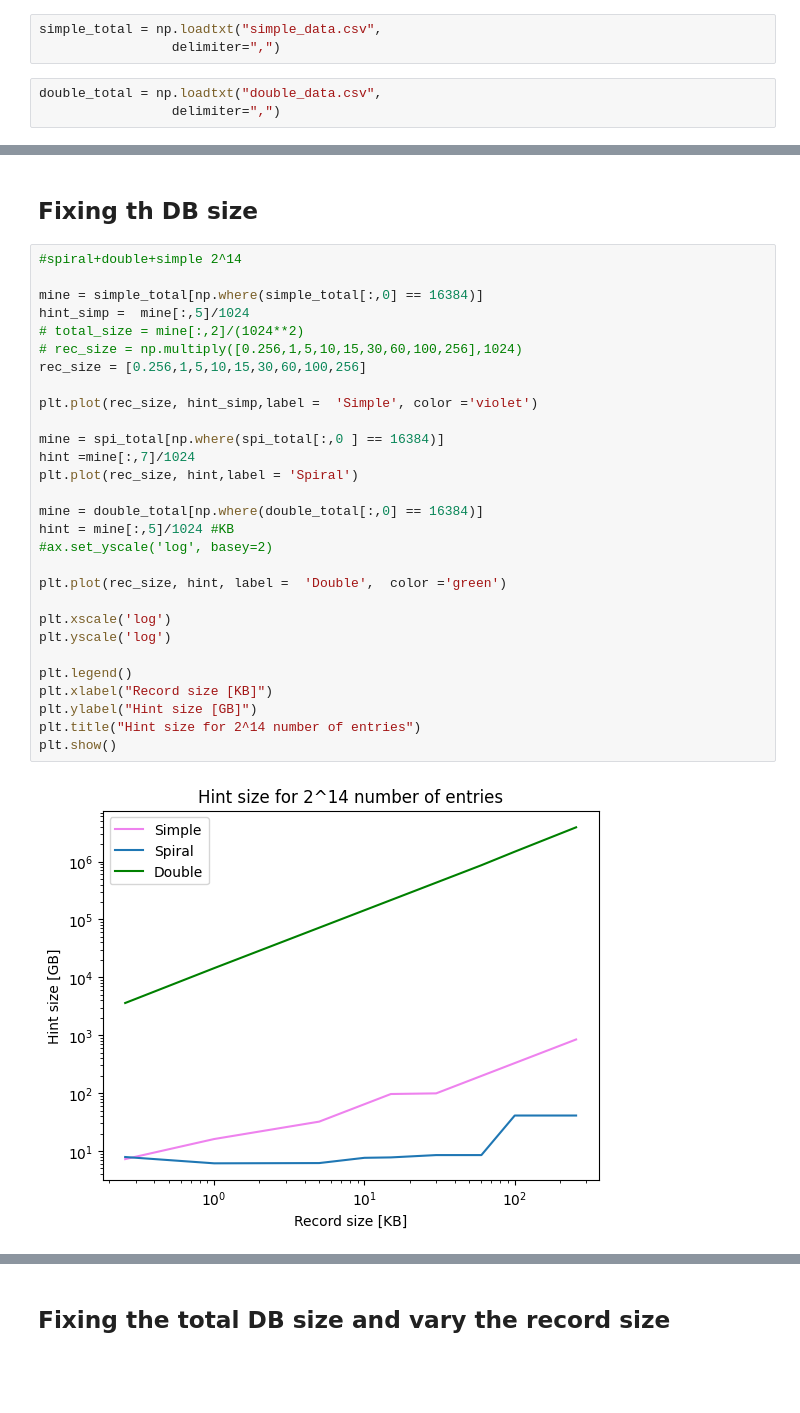
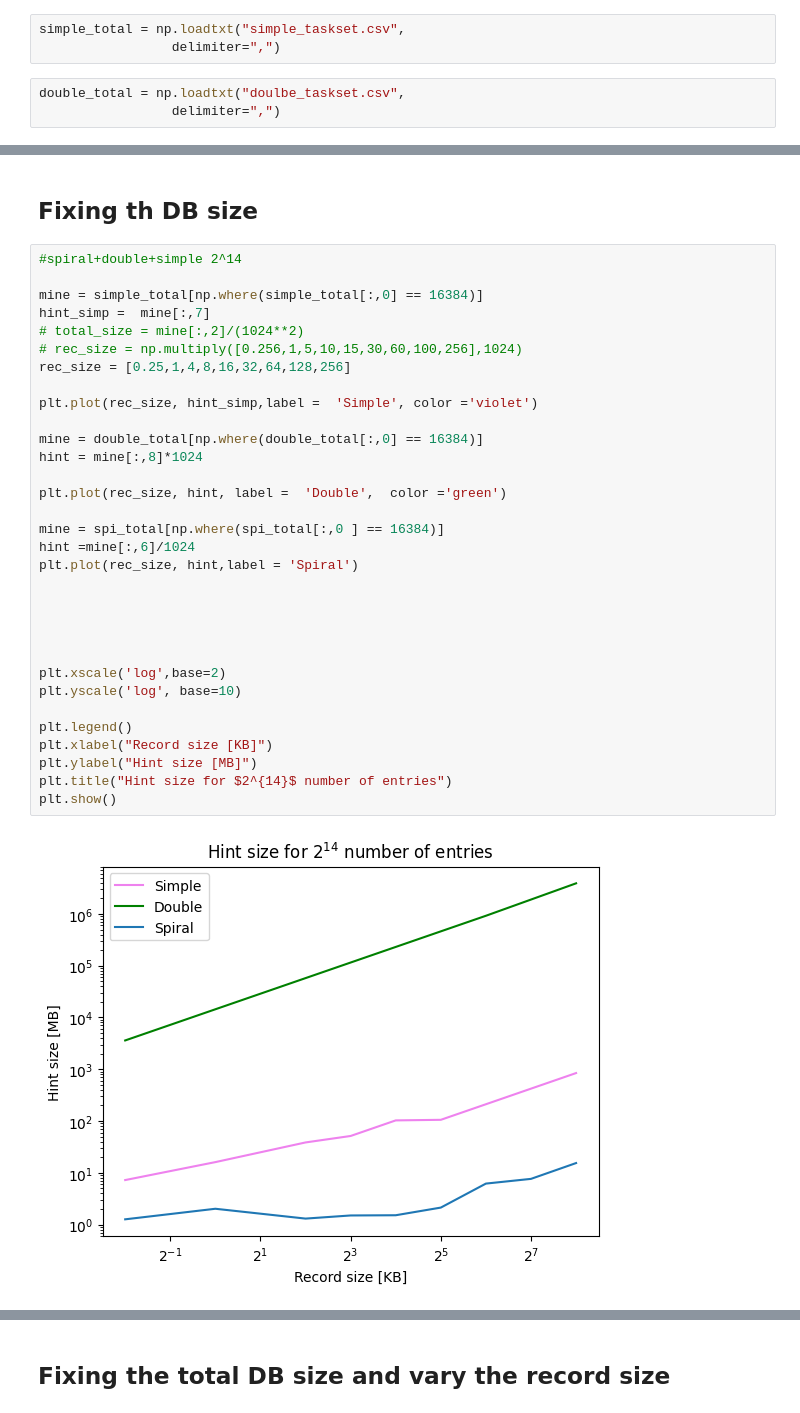
Before and after one commit to sophiartl/PIR_project, a Jupyter notebook: plots/hint.ipynb, the cells around one changed output, grey strips where cells are left out. Drawn from its saved outputs; the diff is of its cells as text; blank space fills up the shorter version.

```diff
--- a/plots/hint.ipynb
+++ b/plots/hint.ipynb
@@ -8,8 +8,8 @@ np.set_printoptions(formatter={'all':lambda x: str(x)})
 spi_total = np.loadtxt("spiral_xp_plt.csv",
                  delimiter=",")
 # %%
-simple_total = np.loadtxt("simple_data.csv",
+simple_total = np.loadtxt("simple_taskset.csv",
                  delimiter=",")
 # %%
-double_total = np.loadtxt("double_data.csv",
+double_total = np.loadtxt("doulbe_taskset.csv",
                  delimiter=",")
@@ -145,32 +88,35 @@ plt.show()
 # %%
 #spiral+double+simple 2^14
 
 mine = simple_total[np.where(simple_total[:,0] == 16384)]
-hint_simp =  mine[:,5]/1024
+hint_simp =  mine[:,7]
 # total_size = mine[:,2]/(1024**2)
 # rec_size = np.multiply([0.256,1,5,10,15,30,60,100,256],1024)
-rec_size = [0.256,1,5,10,15,30,60,100,256]
+rec_size = [0.25,1,4,8,16,32,64,128,256]
 
 plt.plot(rec_size, hint_simp,label =  'Simple', color ='violet')
 
-mine = spi_total[np.where(spi_total[:,0 ] == 16384)]
-hint =mine[:,7]/1024
-plt.plot(rec_size, hint,label = 'Spiral')
-
 mine = double_total[np.where(double_total[:,0] == 16384)]
-hint = mine[:,5]/1024 #KB
-#ax.set_yscale('log', basey=2)
+hint = mine[:,8]*1024
 
 plt.plot(rec_size, hint, label =  'Double',  color ='green')
 
-plt.xscale('log')
-plt.yscale('log')
+mine = spi_total[np.where(spi_total[:,0 ] == 16384)]
+hint =mine[:,6]/1024
+plt.plot(rec_size, hint,label = 'Spiral')
+
+
+
+
+
+plt.xscale('log',base=2)
+plt.yscale('log', base=10)
 
 plt.legend()
 plt.xlabel("Record size [KB]")
-plt.ylabel("Hint size [GB]")
-plt.title("Hint size for 2^14 number of entries")
+plt.ylabel("Hint size [MB]")
+plt.title("Hint size for $2^{14}$ number of entries")
 plt.show()
 # %% [output]
-[figure, old version]
+[figure, new version]
 # %%
```
Also changed, not shown: parts of 12 cells of this notebook, 19 other files.
